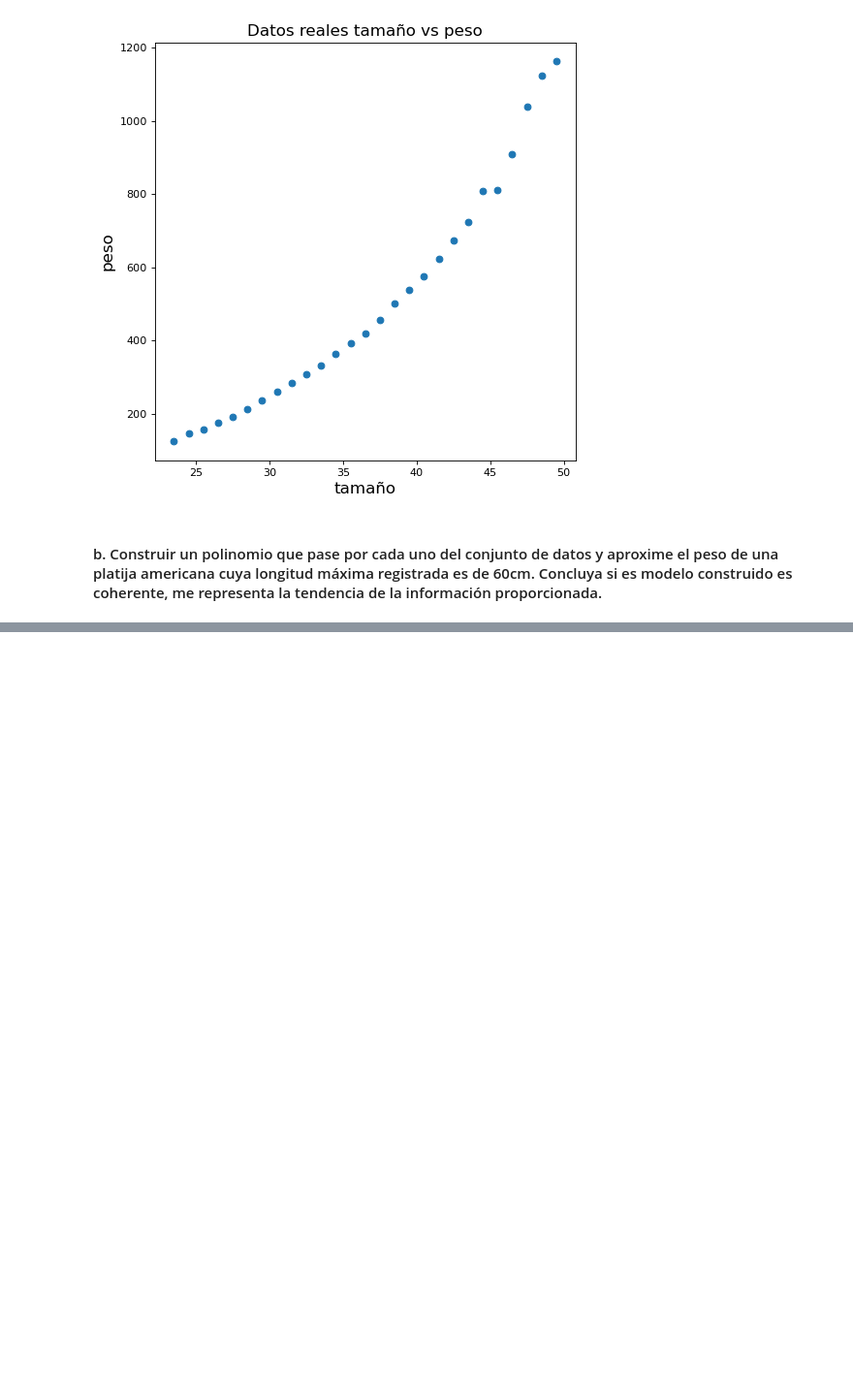
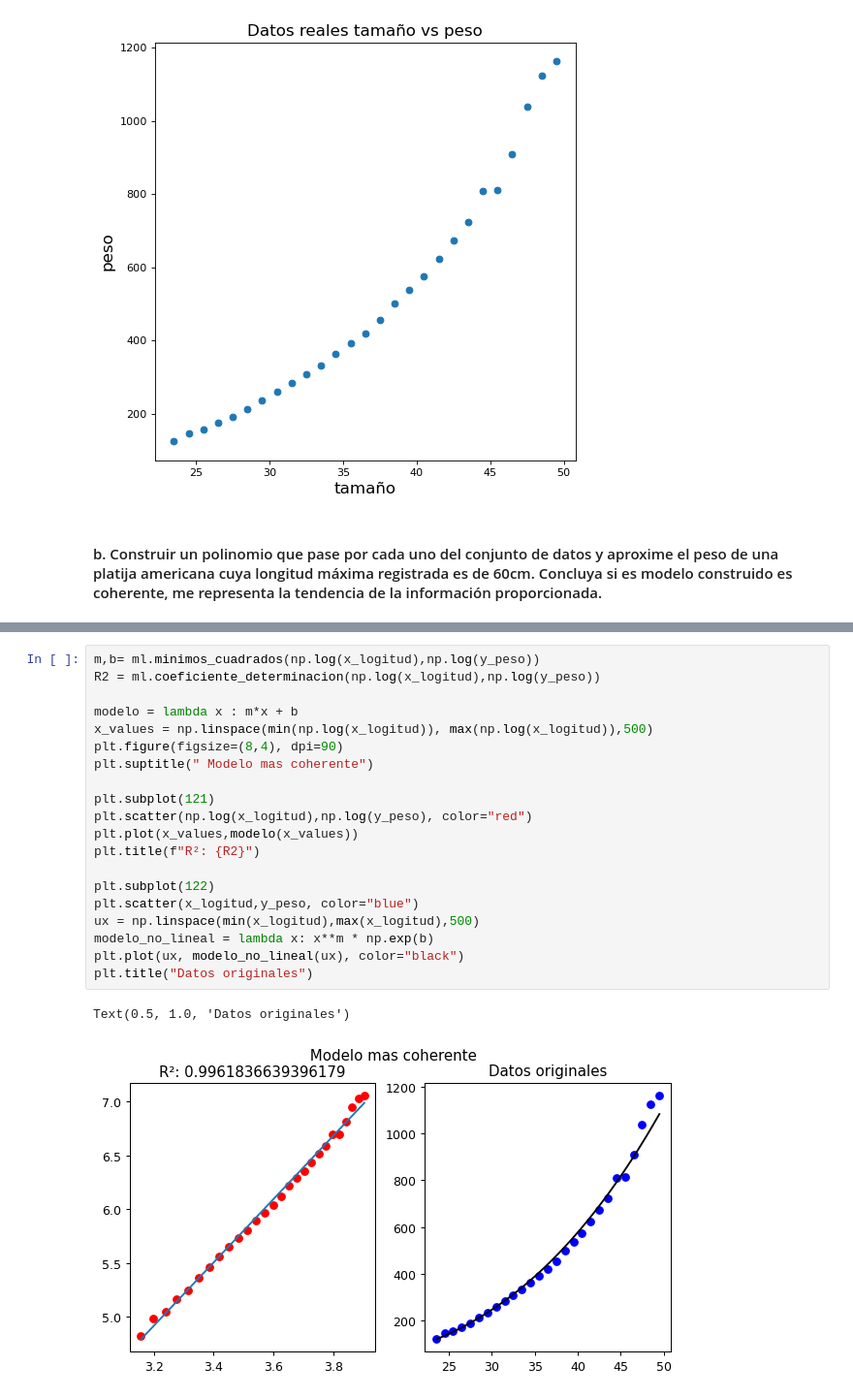
Before and after one commit to KevinMateoG/tarea_analisis_numerico_2, a Jupyter notebook: ejercicio1.ipynb, the cells around one changed output, grey strips where cells are left out. Shown at 97% size. Saved outputs shown, nothing was run; the diff lists cells and outputs as text; blank space fills up the shorter version.

```diff
--- a/ejercicio1.ipynb
+++ b/ejercicio1.ipynb
@@ -61,0 +80,23 @@ plt.grid()
+# %%
+m,b= ml.minimos_cuadrados(np.log(x_logitud),np.log(y_peso))
+R2 = ml.coeficiente_determinacion(np.log(x_logitud),np.log(y_peso))
+
+modelo = lambda x : m*x + b
+x_values = np.linspace(min(np.log(x_logitud)), max(np.log(x_logitud)),500)
+plt.figure(figsize=(8,4), dpi=90)
+plt.suptitle(" Modelo mas coherente")
+
+plt.subplot(121)
+plt.scatter(np.log(x_logitud),np.log(y_peso), color="red")
+plt.plot(x_values,modelo(x_values))
+plt.title(f"R²: {R2}")
+
+plt.subplot(122)
+plt.scatter(x_logitud,y_peso, color="blue")
+ux = np.linspace(min(x_logitud),max(x_logitud),500)
+modelo_no_lineal = lambda x: x**m * np.exp(b)
+plt.plot(ux, modelo_no_lineal(ux), color="black")
+plt.title("Datos originales")
+# %% [output]
+Text(0.5, 1.0, 'Datos originales')
+[figure, added]
```
Also changed, not shown: parts of 5 cells of this notebook.
